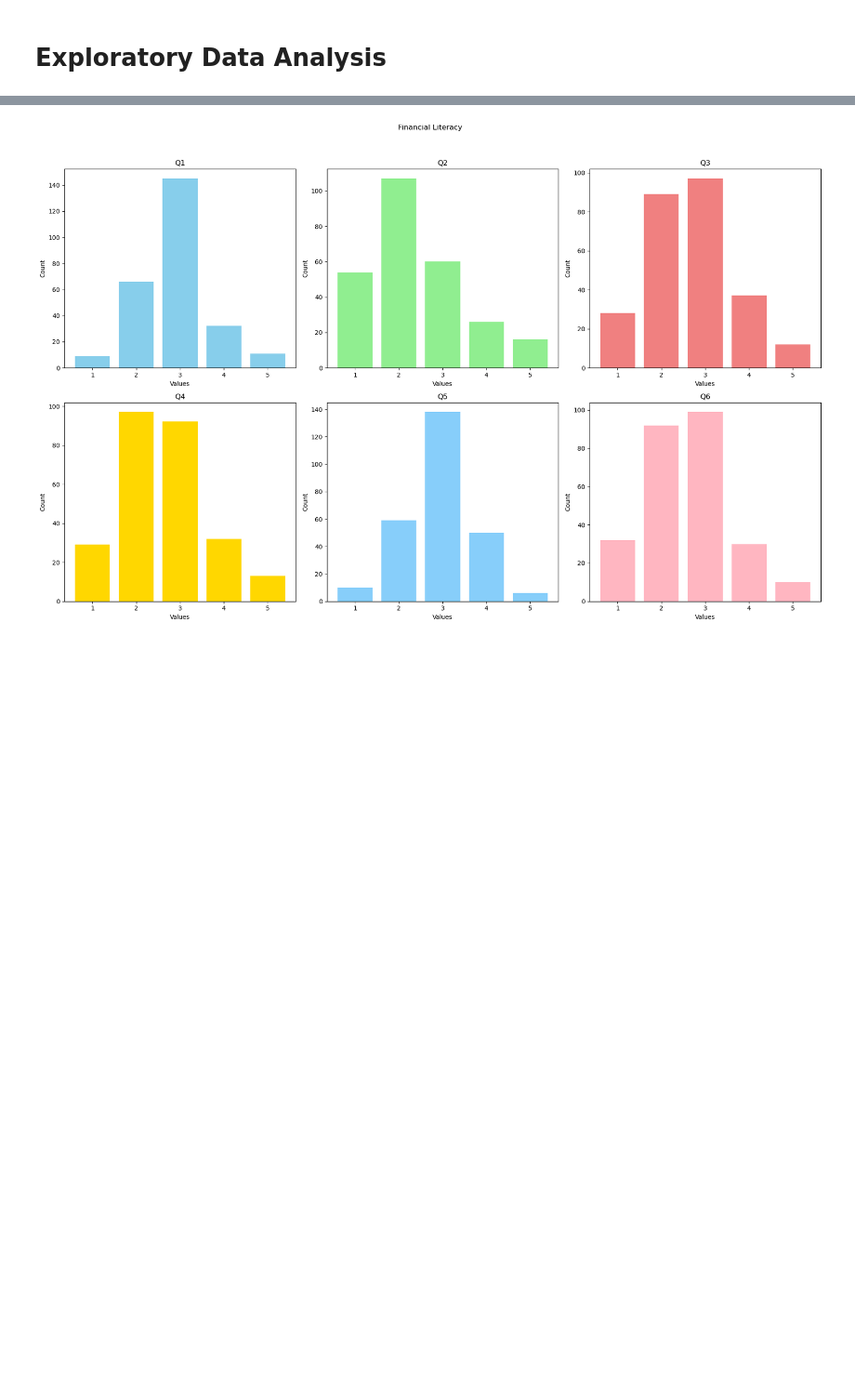
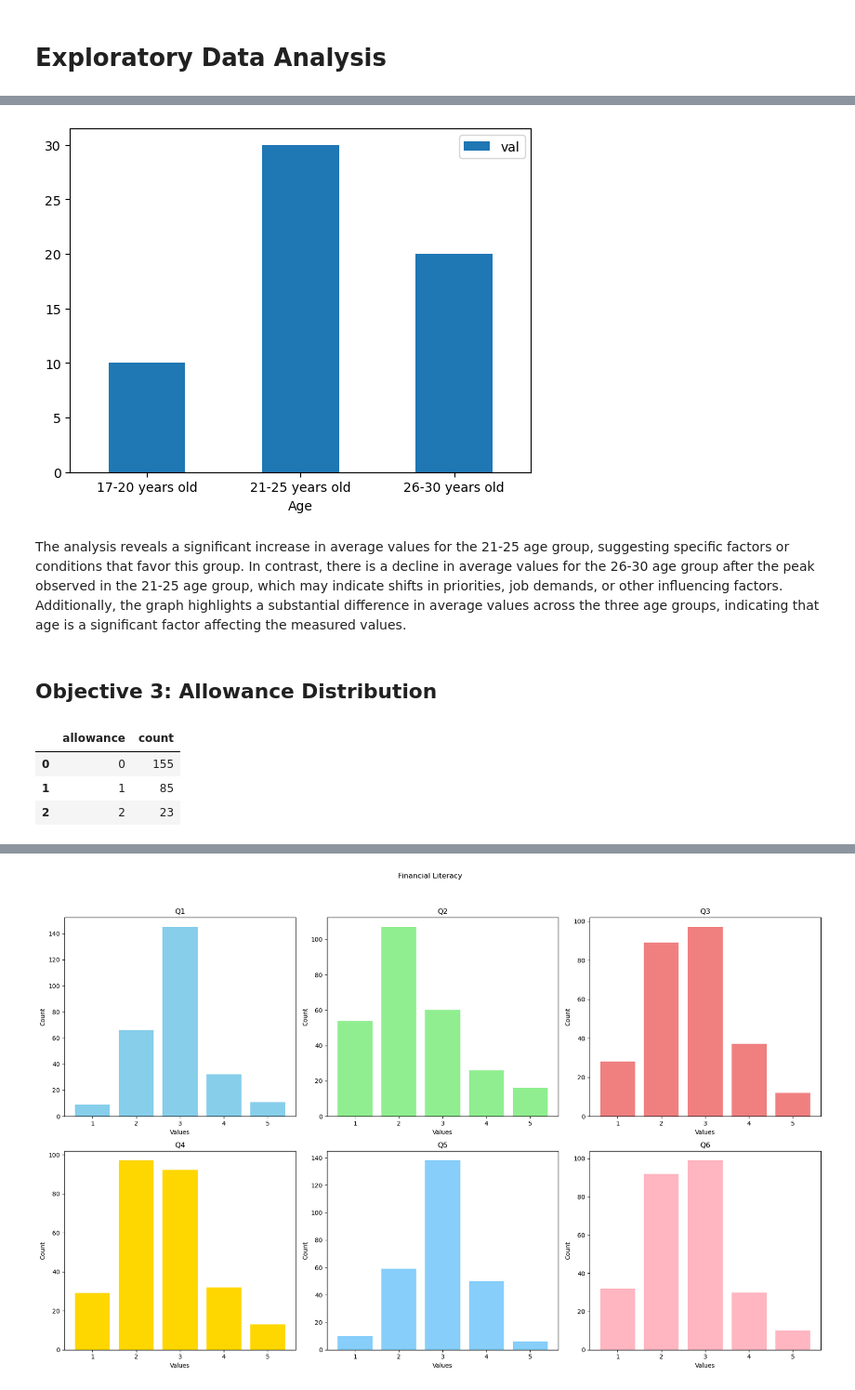
Before and after one commit to FTDS-assignment-bay/p2-final-project-ftds-006-bsd-group-001, a Jupyter notebook: final_project_NLP.ipynb, the cells around one changed output, grey strips where cells are left out. Shown at 93% size. Drawn from its saved outputs; the diff is of its cells as text; code cells hidden in the pictures; blank space fills up the shorter version.

```diff
--- a/final_project_NLP.ipynb
+++ b/final_project_NLP.ipynb
@@ -433,0 +244,19 @@ Index(['gender', 'age', 'allowance', 'q1', 'q2', 'q3', 'q4', 'q5', 'q6', 'q7',
+# %%
+# visualization with bar chart
+df_age_based = pd.DataFrame({'Age':['17-20 years old', '21-25 years old', '26-30 years old'], 'val':[10, 30, 20]})
+ax = df_age_based.plot.bar(x='Age', y='val', rot=0)
+# %% [output]
+[figure, added]
+# %% [markdown]
+The analysis reveals a significant increase in average values for the 21-25 age group, suggesting specific factors or conditions that favor this group. In contrast, there is a decline in average values for the 26-30 age group after the peak observed in the 21-25 age group, which may indicate shifts in priorities, job demands, or other influencing factors. Additionally, the graph highlights a substantial difference in average values across the three age groups, indicating that age is a significant factor affecting the measured values.
+# %% [markdown]
+## Objective 3: Allowance Distribution
+# %%
+# create allowance to dataframe
+df_allowance_based = df['allowance'].value_counts().reset_index()
+df_allowance_based
+# %% [output]
+|  | allowance | count |
+| 0 | 0 | 155 |
+| 1 | 1 | 85 |
+| 2 | 2 | 23 |
```
Also changed, not shown: parts of 187 cells of this notebook, 2 other files.
